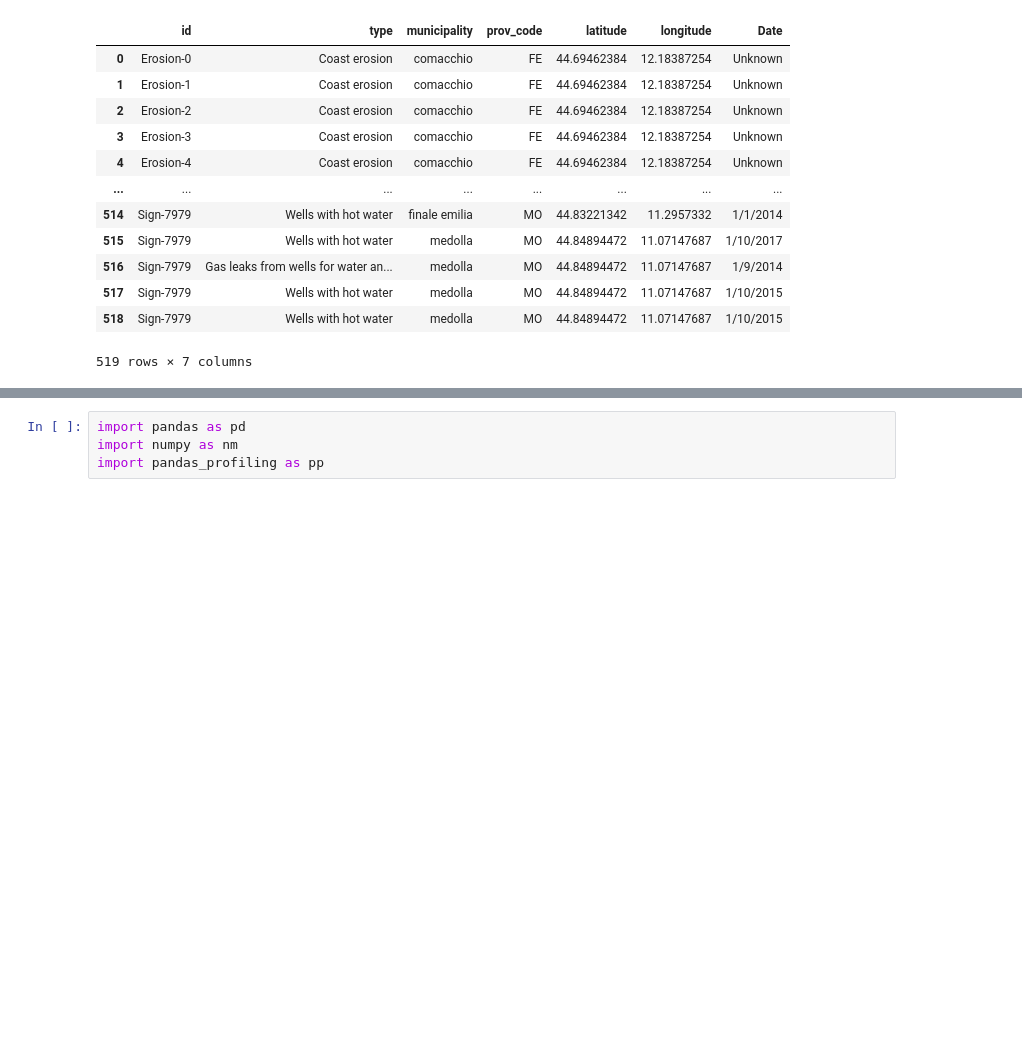
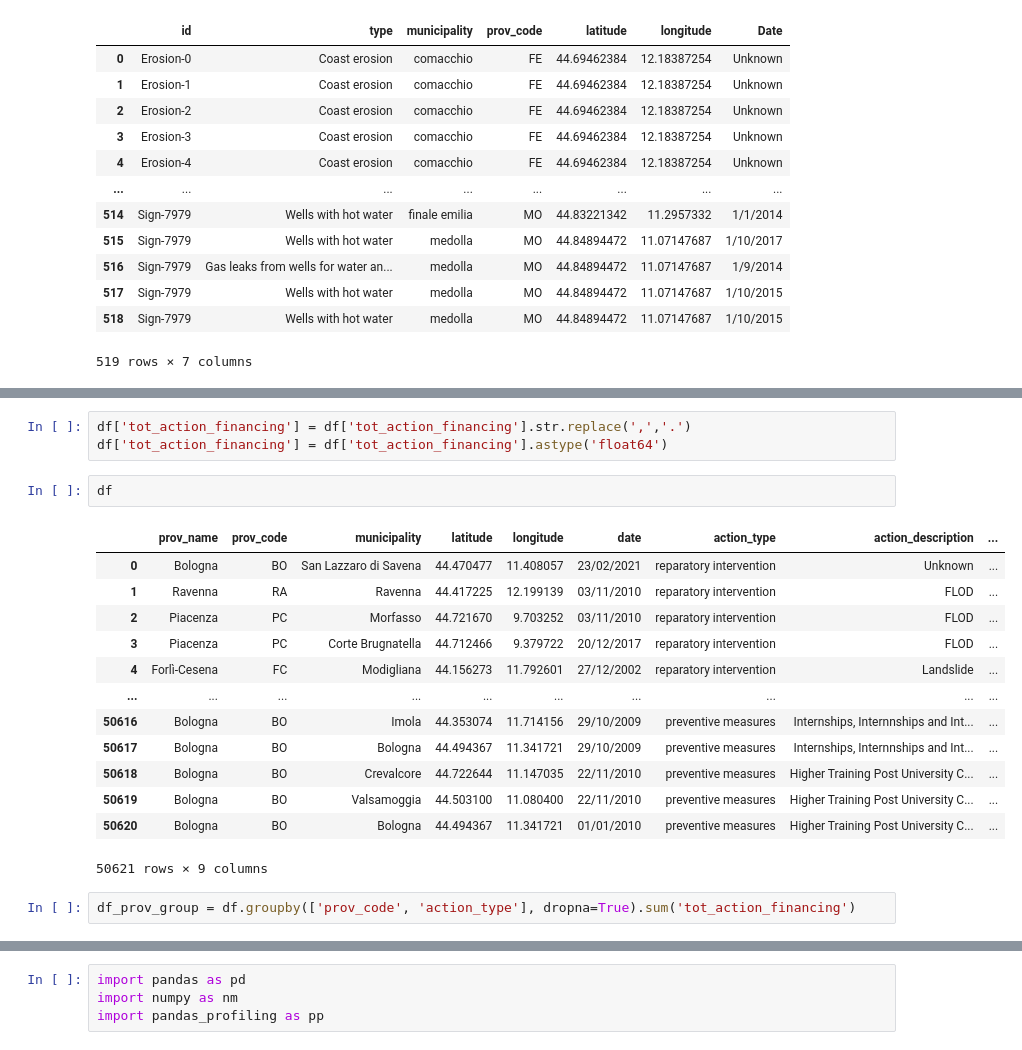
Before and after one commit to ChiaraCati/FlooData, a Jupyter notebook: software/datasets_update.ipynb, the cells around one changed output, grey strips where cells are left out. Drawn from its saved outputs; the diff is of its cells as text; blank space fills up the shorter version.

```diff
--- a/software/datasets_update.ipynb
+++ b/software/datasets_update.ipynb
@@ -159,0 +206,21 @@ actions
+# %%
+df['tot_action_financing'] = df['tot_action_financing'].str.replace(',','.')
+df['tot_action_financing'] = df['tot_action_financing'].astype('float64')
+# %%
+df
+# %% [output]
+|  | prov_name | prov_code | municipality | latitude | longitude | date | action_type | action_description | ... |
+| 0 | Bologna | BO | San Lazzaro di Savena | 44.470477 | 11.408057 | 23/02/2021 | reparatory intervention | Unknown | ... |
+| 1 | Ravenna | RA | Ravenna | 44.417225 | 12.199139 | 03/11/2010 | reparatory intervention | FLOD | ... |
+| 2 | Piacenza | PC | Morfasso | 44.721670 | 9.703252 | 03/11/2010 | reparatory intervention | FLOD | ... |
+| 3 | Piacenza | PC | Corte Brugnatella | 44.712466 | 9.379722 | 20/12/2017 | reparatory intervention | FLOD | ... |
+| 4 | Forlì-Cesena | FC | Modigliana | 44.156273 | 11.792601 | 27/12/2002 | reparatory intervention | Landslide | ... |
+| ... | ... | ... | ... | ... | ... | ... | ... | ... | ... |
+| 50616 | Bologna | BO | Imola | 44.353074 | 11.714156 | 29/10/2009 | preventive measures | Internships, Internnships and Int... | ... |
+| 50617 | Bologna | BO | Bologna | 44.494367 | 11.341721 | 29/10/2009 | preventive measures | Internships, Internnships and Int... | ... |
+| 50618 | Bologna | BO | Crevalcore | 44.722644 | 11.147035 | 22/11/2010 | preventive measures | Higher Training Post University C... | ... |
+| 50619 | Bologna | BO | Valsamoggia | 44.503100 | 11.080400 | 22/11/2010 | preventive measures | Higher Training Post University C... | ... |
+| 50620 | Bologna | BO | Bologna | 44.494367 | 11.341721 | 01/01/2010 | preventive measures | Higher Training Post University C... | ... |
+50621 rows × 9 columns
+# %%
+df_prov_group = df.groupby(['prov_code', 'action_type'], dropna=True).sum('tot_action_financing')
```
Also changed, not shown: parts of 16 cells of this notebook, 4 other files.
